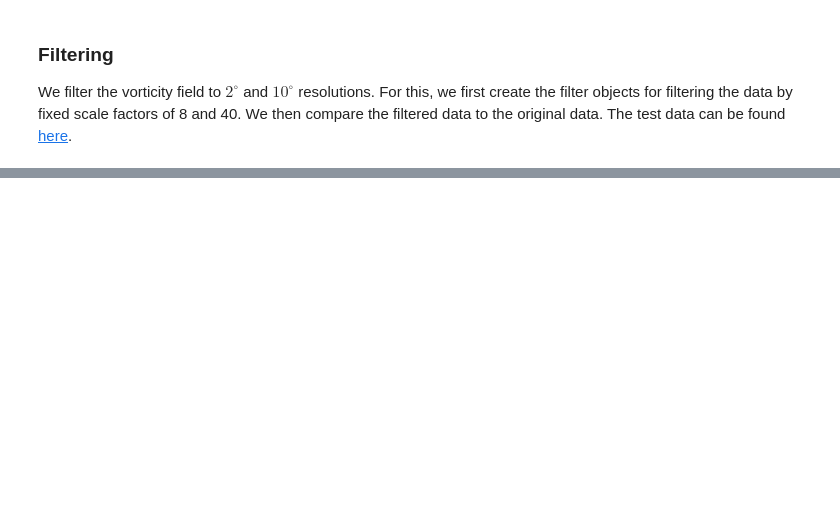
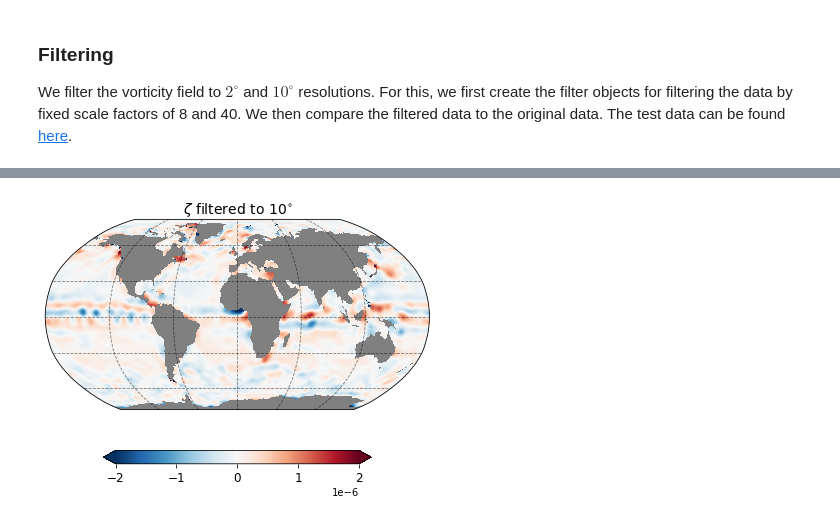
Before and after one commit to ocean-eddy-cpt/gcm-filters, a Jupyter notebook: docs/examples/example_numerical_instability.ipynb, the cells around one changed output, grey strips where cells are left out. Saved outputs shown, nothing was run; the diff lists cells and outputs as text; code cells hidden in the pictures; blank space fills up the shorter version.

```diff
--- a/docs/examples/example_numerical_instability.ipynb
+++ b/docs/examples/example_numerical_instability.ipynb
@@ -124,0 +124,15 @@ As shown below, we first coarsen the data by taking the mean over consecutive fo
+# %%
+ds_double = ds.astype(np.float64)
+
+area_double = ds_double['areacello_bu']
+wet_mask_double = ds_double['wet_c']
+
+filter_10Deg_double = gcm_filters.Filter(
+    filter_scale=40, dx_min=1,
+    filter_shape=gcm_filters.FilterShape.GAUSSIAN,
+    grid_type=gcm_filters.GridType.REGULAR_WITH_LAND_AREA_WEIGHTED,
+    grid_vars={'area': area_double, 'wet_mask': wet_mask_double}
+)
+
+zeta_10Deg_double = filter_10Deg_double.apply(ds_double['zeta'], dims=['yq', 'xq'])
+%time zeta_10Deg_double = zeta_10Deg_double.load()
@@ -124,0 +142,13 @@ As shown below, we first coarsen the data by taking the mean over consecutive fo
+# %%
+%%time
+# plotting
+max_z = 0.2e-5
+
+grid1 = plt.GridSpec(1, 1, wspace=0.2, hspace=0.2)
+fig = plt.figure(figsize=[8,5])
+
+tmp = zeta_10Deg_double.assign_coords({'geolat_c': ds['geolat_c'], 'geolon_c': ds['geolon_c']})
+ax = fig.add_subplot(grid1[0, 0], projection=ccrs.Robinson(),facecolor='grey')
+_ = plot_map(ax, tmp, vmin=-max_z, vmax=max_z,
+                   lon='geolon_c', lat='geolat_c', cmap='RdBu_r', title=r'$\zeta$ filtered to $10^{\circ}$')
+# %% [output]
@@ -124,0 +157 @@ As shown below, we first coarsen the data by taking the mean over consecutive fo
+[figure, added]
```
Also changed, not shown: parts of 20 cells of this notebook.
